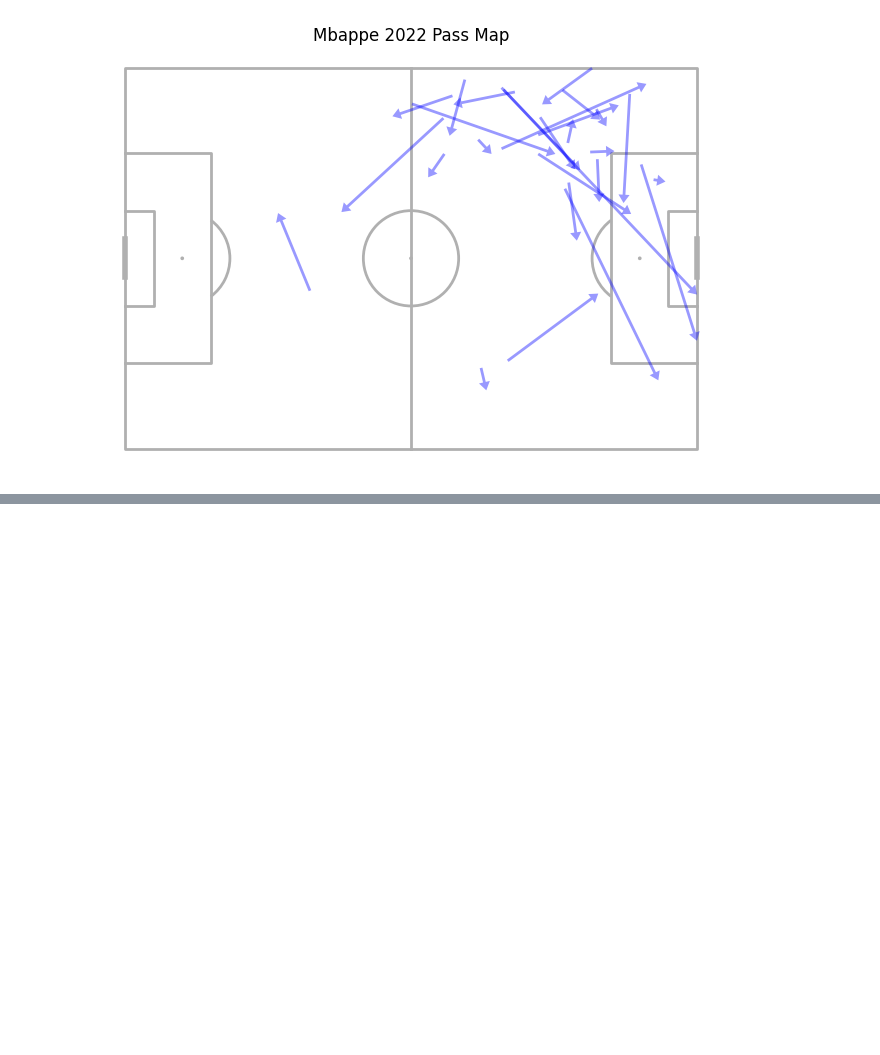
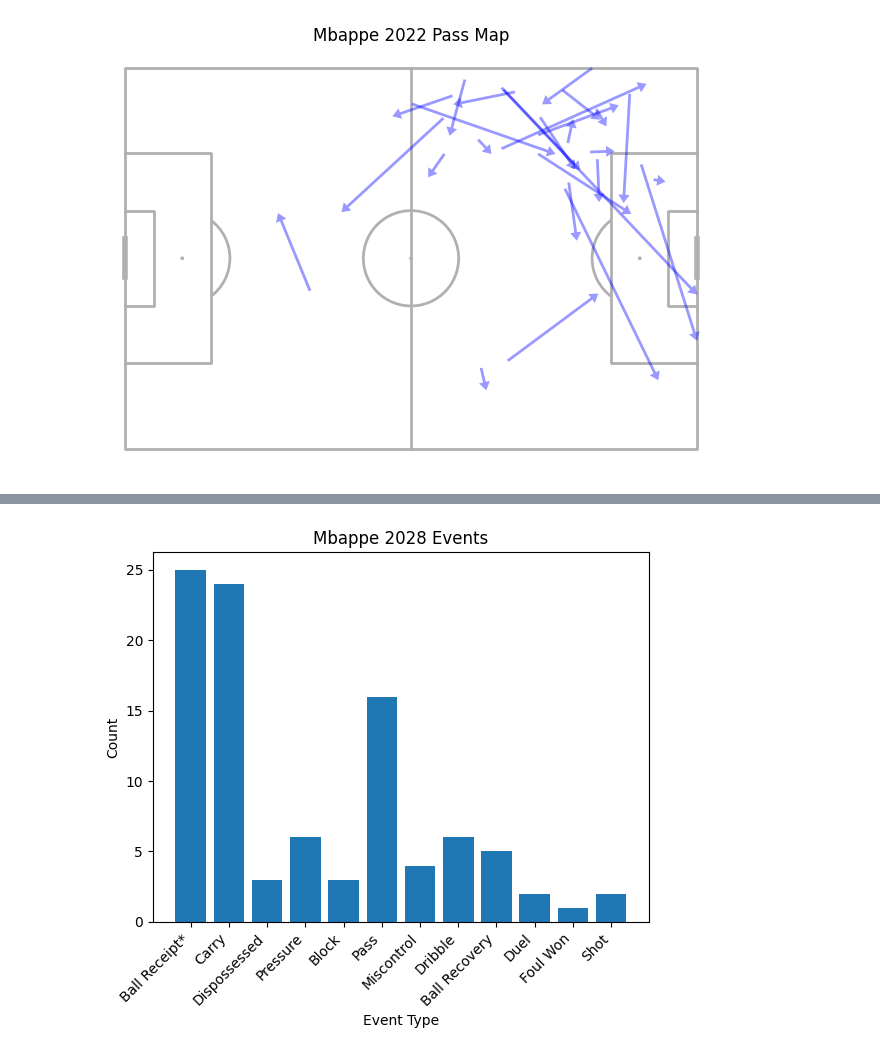
Before and after one commit to alexmiale/soccer_research, a Jupyter notebook: Mbappe WC Final/mbappe.ipynb, the cells around one changed output, grey strips where cells are left out. Saved outputs shown, nothing was run; the diff lists cells and outputs as text; code cells hidden in the pictures; blank space fills up the shorter version.

```diff
--- a/Mbappe WC Final/mbappe.ipynb
+++ b/Mbappe WC Final/mbappe.ipynb
@@ -237,0 +278,10 @@ plt.show()
+# %%
+all2018 = []
+for event in wc2018:
+    try:
+        if event["player"]["id"] == 3009:
+            all2018.append(event)
+    except: continue
+# %%
+event_type2018 = list(map(lambda event: event["type"]["name"], all2018))
+event_count2018 = Counter(event_type2018)
@@ -237,0 +303,12 @@ plt.show()
+# %%
+x2 = list(event_count2018.keys())
+y2 = list(event_count2018.values())
+# %%
+plt.bar(x2, y2)
+plt.xlabel("Event Type")
+plt.ylabel("Count")
+plt.title("Mbappe 2028 Events")
+plt.xticks(rotation=45, ha='right')
+plt.show()
+# %% [output]
+[figure, added]
```
Also changed, not shown: parts of 15 cells of this notebook.
